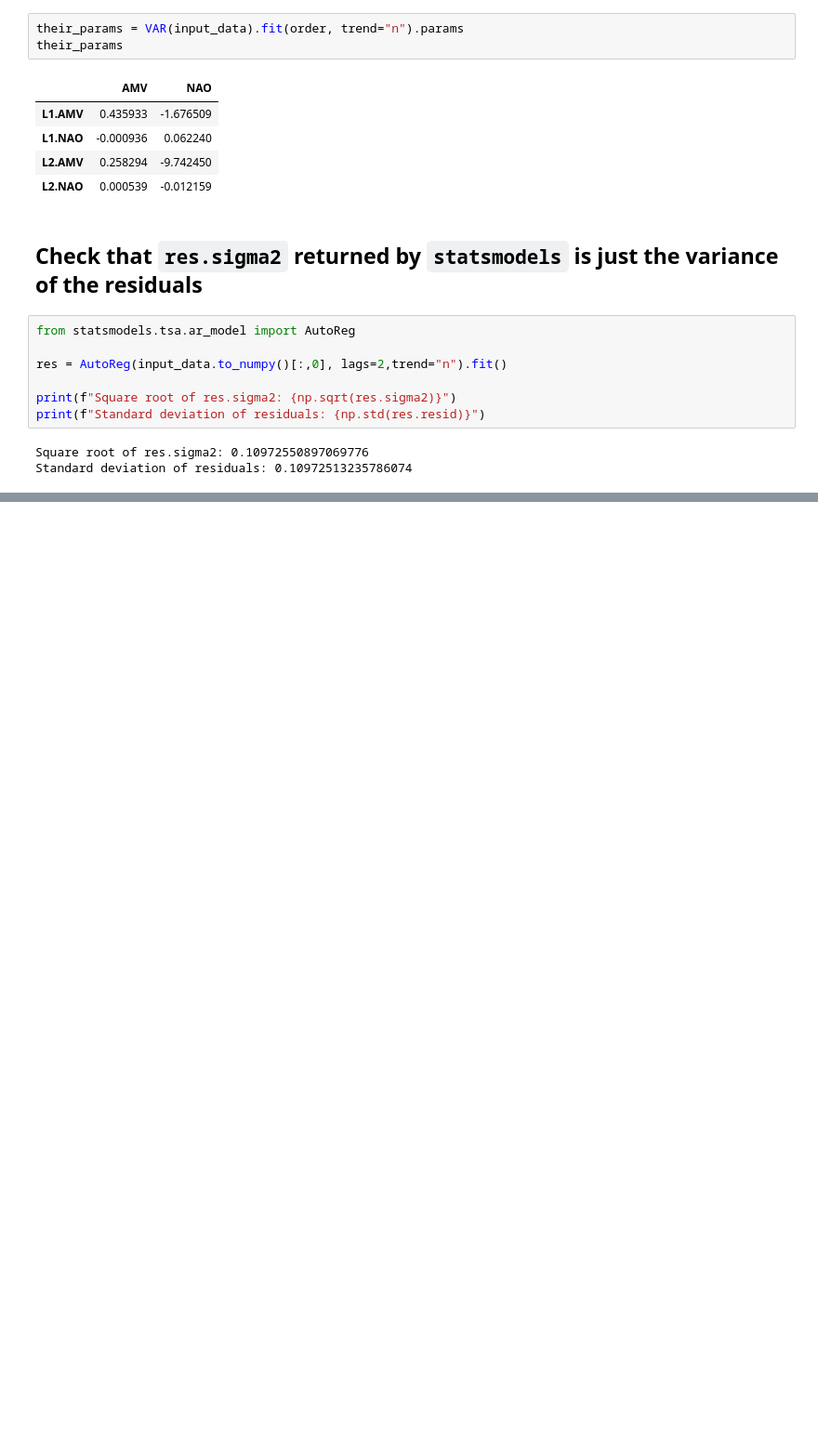
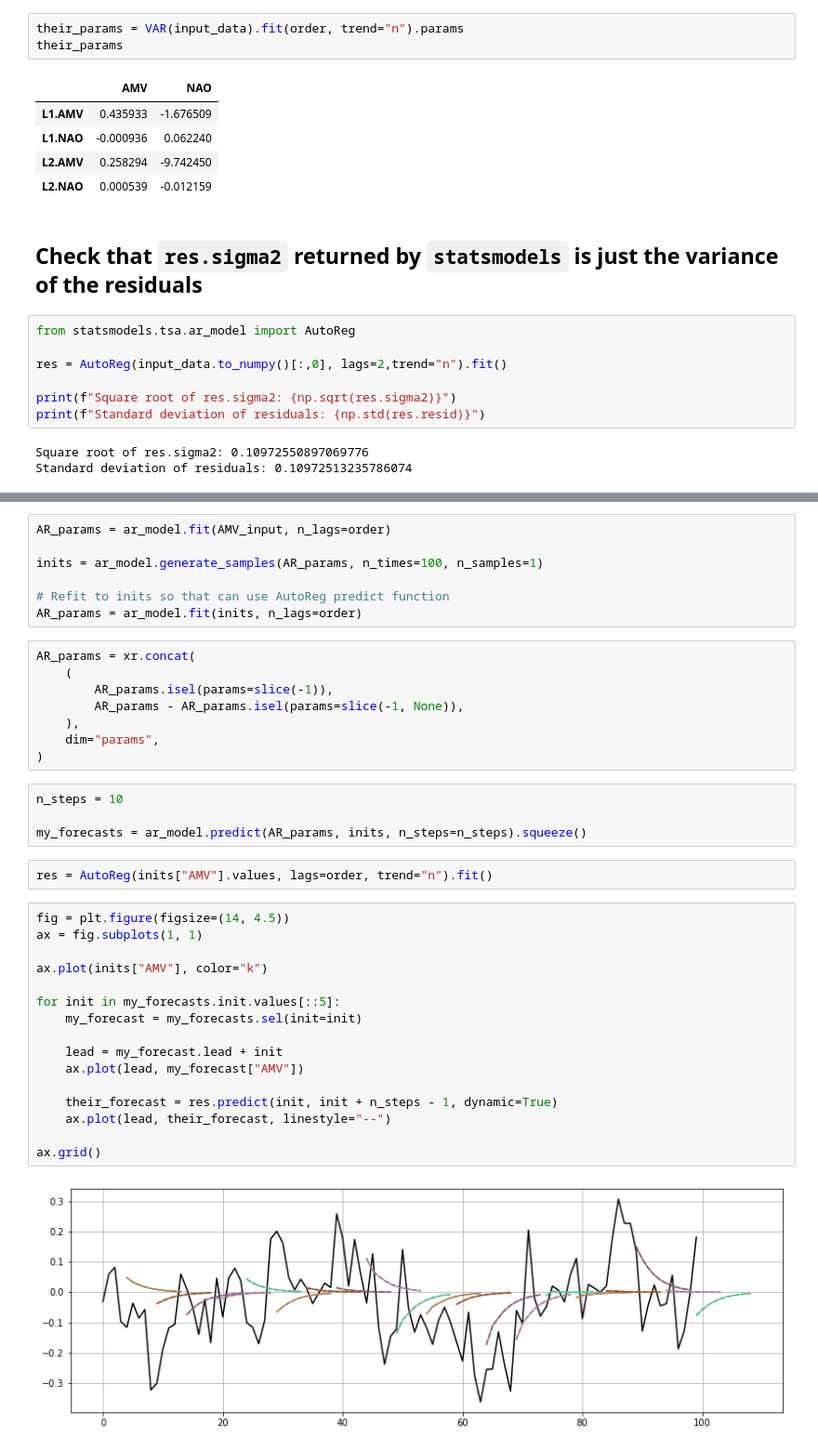
Before and after one commit to dougiesquire/Squire_2022_correlation, a Jupyter notebook: notebooks/exploratory/try_VAR.ipynb, the cells around one changed output, grey strips where cells are left out. Shown: that part at 93% size. Drawn from its saved outputs; the diff is of its cells as text; blank space fills up the shorter version.

```diff
--- a/notebooks/exploratory/try_VAR.ipynb
+++ b/notebooks/exploratory/try_VAR.ipynb
@@ -667,0 +516,39 @@ order = 2
+# %%
+AR_params = ar_model.fit(AMV_input, n_lags=order)
+
+inits = ar_model.generate_samples(AR_params, n_times=100, n_samples=1)
+
+# Refit to inits so that can use AutoReg predict function
+AR_params = ar_model.fit(inits, n_lags=order)
+# %%
+AR_params = xr.concat(
+    (
+        AR_params.isel(params=slice(-1)),
+        AR_params - AR_params.isel(params=slice(-1, None)),
+    ),
+    dim="params",
+)
+# %%
+n_steps = 10
+
+my_forecasts = ar_model.predict(AR_params, inits, n_steps=n_steps).squeeze()
+# %%
+res = AutoReg(inits["AMV"].values, lags=order, trend="n").fit()
+# %%
+fig = plt.figure(figsize=(14, 4.5))
+ax = fig.subplots(1, 1)
+
+ax.plot(inits["AMV"], color="k")
+
+for init in my_forecasts.init.values[::5]:
+    my_forecast = my_forecasts.sel(init=init)
+
+    lead = my_forecast.lead + init
+    ax.plot(lead, my_forecast["AMV"])
+
+    their_forecast = res.predict(init, init + n_steps - 1, dynamic=True)
+    ax.plot(lead, their_forecast, linestyle="--")
+
+ax.grid()
+# %% [output]
+[figure, added]
```
Also changed, not shown: parts of 32 cells of this notebook, 1 other file.
